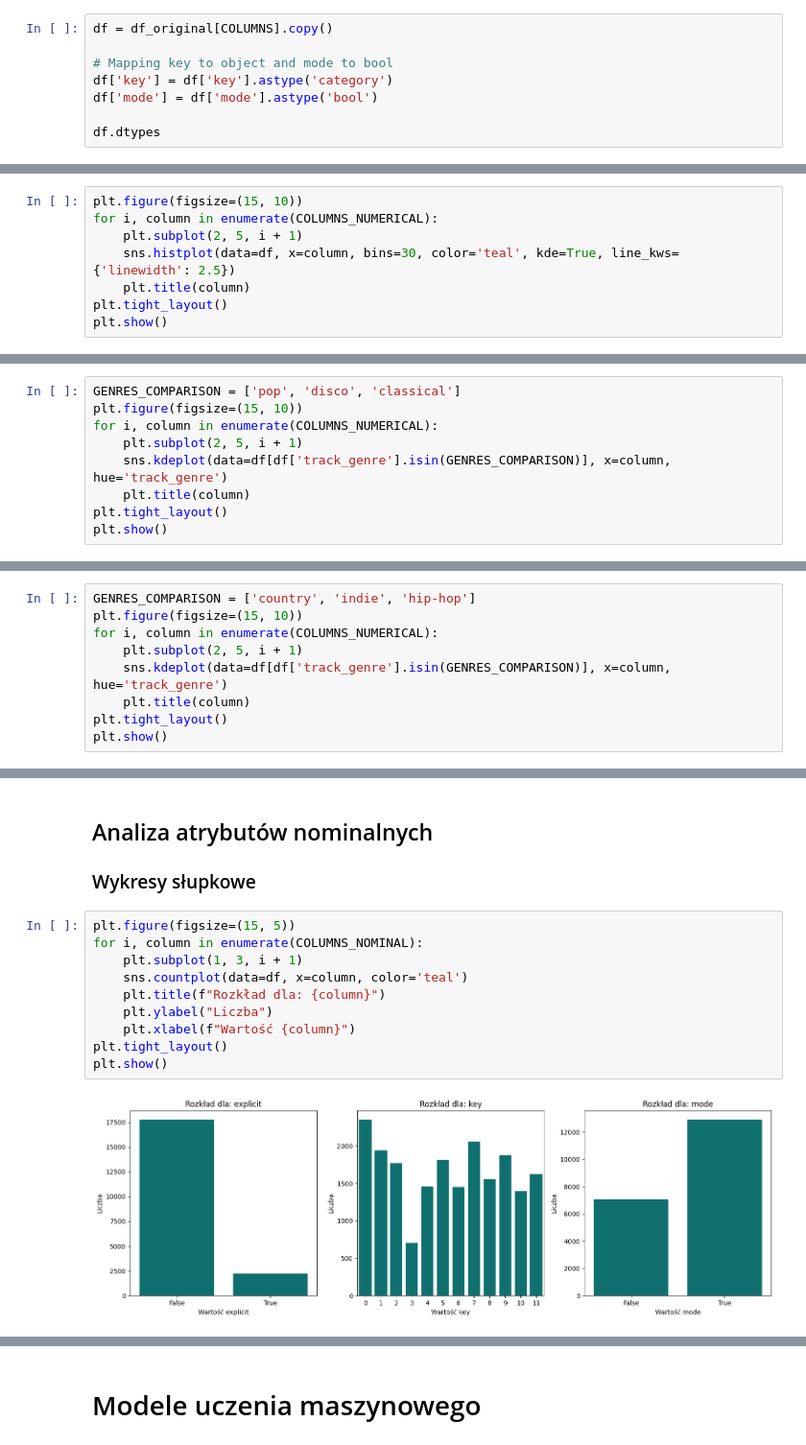
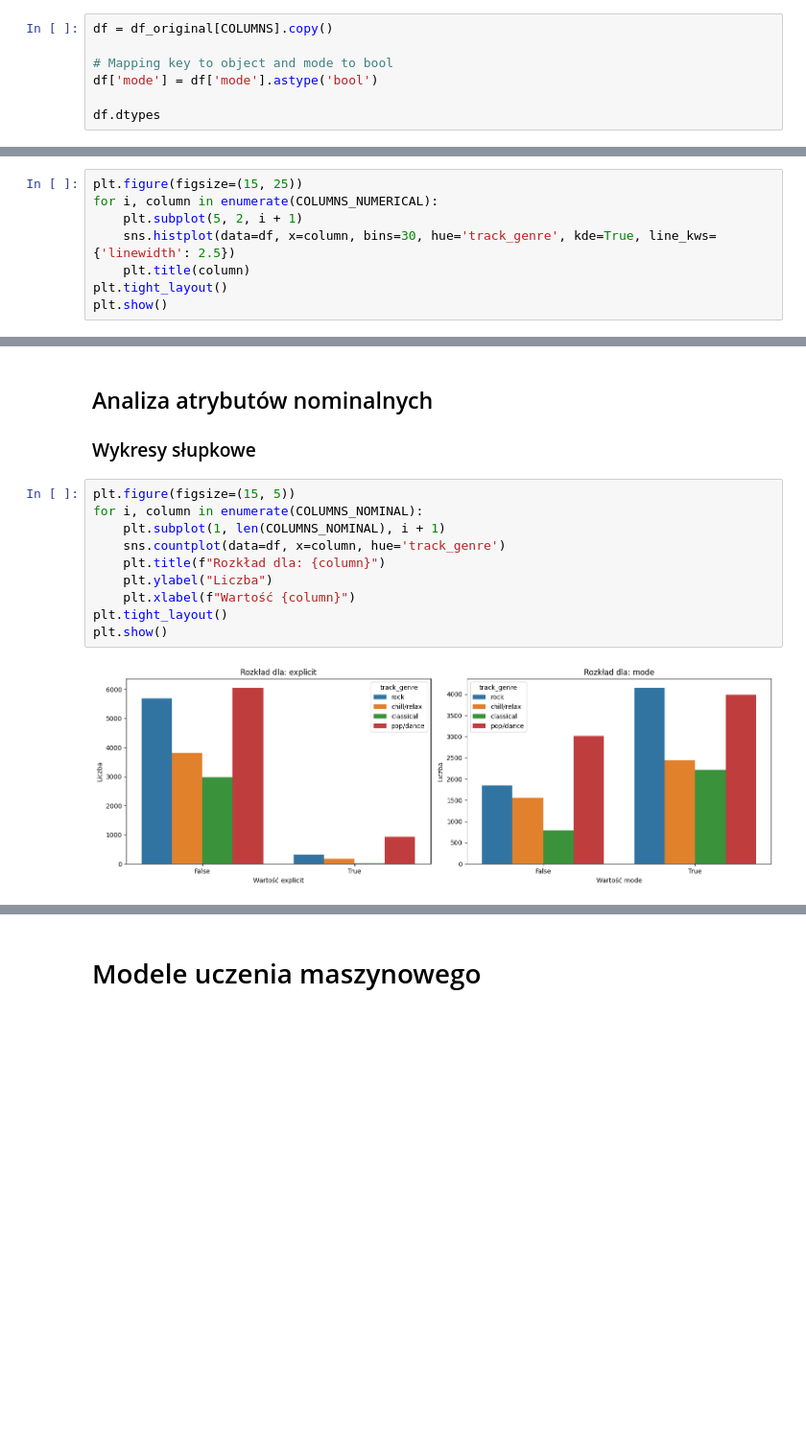
Before and after one commit to anras5/songs-classifier, a Jupyter notebook: data-analysis/src/analysis.ipynb, the cells around one changed output, grey strips where cells are left out. Shown at 96% size. Cells and saved outputs as stored; diff of their text form; blank space fills up the shorter version.

```diff
--- a/data-analysis/src/analysis.ipynb
+++ b/data-analysis/src/analysis.ipynb
@@ -67,7 +109,6 @@ Zbiór danych posiada 20 atrybutów. Pogrubioną czcionką oznaczone zostały te
 df = df_original[COLUMNS].copy()
 
 # Mapping key to object and mode to bool
-df['key'] = df['key'].astype('category')
 df['mode'] = df['mode'].astype('bool')
 
 df.dtypes
@@ -143,10 +187,10 @@ W tej sekcji przedstawione zostaną trzy konkretne przypadki ze zbioru danych.
 ### Rozkład dla poszczególnych atrybutów
 Dla atrybutów, które przyjmują wartości ciągłe wyświetlone zostaną histogramy z "Kernel density estimate (KDE)".
 # %%
-plt.figure(figsize=(15, 10))
+plt.figure(figsize=(15, 25))
 for i, column in enumerate(COLUMNS_NUMERICAL):
-    plt.subplot(2, 5, i + 1)
-    sns.histplot(data=df, x=column, bins=30, color='teal', kde=True, line_kws={'linewidth': 2.5})
+    plt.subplot(5, 2, i + 1)
+    sns.histplot(data=df, x=column, bins=30, hue='track_genre', kde=True, line_kws={'linewidth': 2.5})
     plt.title(column)
 plt.tight_layout()
 plt.show()
@@ -168,9 +209,0 @@ plt.show()
-# %%
-GENRES_COMPARISON = ['pop', 'disco', 'classical']
-plt.figure(figsize=(15, 10))
-for i, column in enumerate(COLUMNS_NUMERICAL):
-    plt.subplot(2, 5, i + 1)
-    sns.kdeplot(data=df[df['track_genre'].isin(GENRES_COMPARISON)], x=column, hue='track_genre')
-    plt.title(column)
-plt.tight_layout()
-plt.show()
@@ -181,9 +209,0 @@ plt.show()
-# %%
-GENRES_COMPARISON = ['country', 'indie', 'hip-hop']
-plt.figure(figsize=(15, 10))
-for i, column in enumerate(COLUMNS_NUMERICAL):
-    plt.subplot(2, 5, i + 1)
-    sns.kdeplot(data=df[df['track_genre'].isin(GENRES_COMPARISON)], x=column, hue='track_genre')
-    plt.title(column)
-plt.tight_layout()
-plt.show()
@@ -196,12 +214,12 @@ plt.show()
 # %%
 plt.figure(figsize=(15, 5))
 for i, column in enumerate(COLUMNS_NOMINAL):
-    plt.subplot(1, 3, i + 1)
-    sns.countplot(data=df, x=column, color='teal')
+    plt.subplot(1, len(COLUMNS_NOMINAL), i + 1)
+    sns.countplot(data=df, x=column, hue='track_genre')
     plt.title(f"Rozkład dla: {column}")
     plt.ylabel("Liczba")
     plt.xlabel(f"Wartość {column}")
 plt.tight_layout()
 plt.show()
 # %% [output]
-[figure, old version]
+[figure, new version]
```
Also changed, not shown: parts of 37 cells of this notebook.
